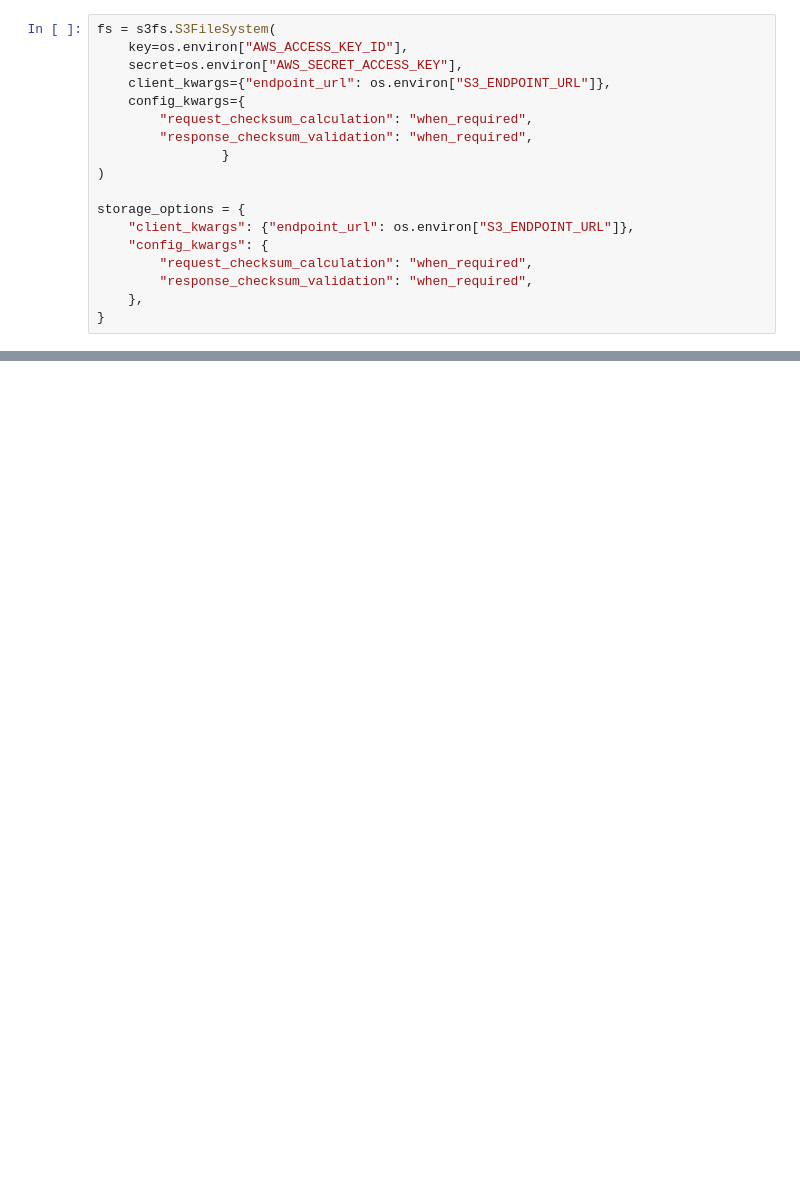
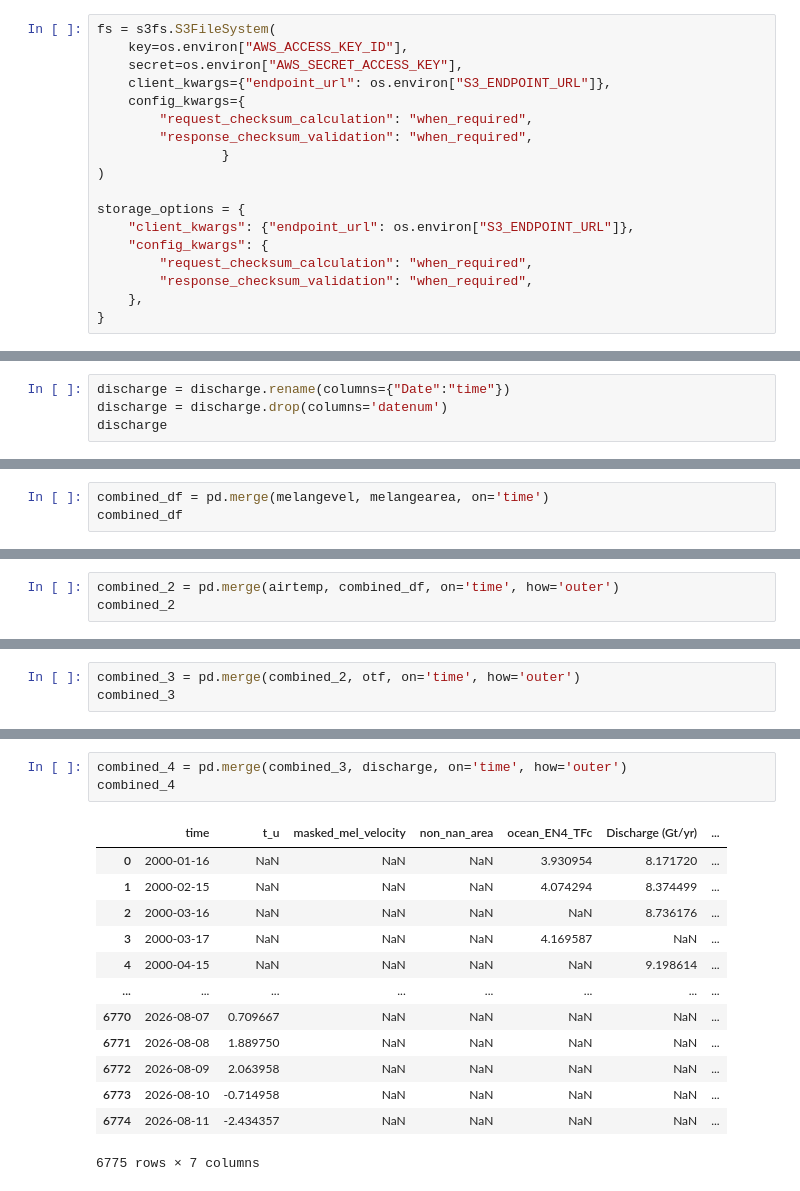
Before and after one commit to cjense/negis-seasonality, a Jupyter notebook: make_tabulardata.ipynb, the cells around one changed output, grey strips where cells are left out. Cells and saved outputs as stored; diff of their text form; blank space fills up the shorter version.

```diff
--- a/make_tabulardata.ipynb
+++ b/make_tabulardata.ipynb
@@ -75,0 +91,4 @@ Dask Name: operation, 15 expressions
+# %%
+discharge = discharge.rename(columns={"Date":"time"})
+discharge = discharge.drop(columns='datenum')
+discharge
@@ -75,0 +176,3 @@ Dask Name: operation, 15 expressions
+# %%
+combined_df = pd.merge(melangevel, melangearea, on='time')
+combined_df
@@ -75,0 +194,3 @@ Dask Name: operation, 15 expressions
+# %%
+combined_2 = pd.merge(airtemp, combined_df, on='time', how='outer')
+combined_2
@@ -75,0 +211,3 @@ Dask Name: operation, 15 expressions
+# %%
+combined_3 = pd.merge(combined_2, otf, on='time', how='outer')
+combined_3
@@ -75,0 +228,17 @@ Dask Name: operation, 15 expressions
+# %%
+combined_4 = pd.merge(combined_3, discharge, on='time', how='outer')
+combined_4
+# %% [output]
+|  | time | t_u | masked_mel_velocity | non_nan_area | ocean_EN4_TFc | Discharge (Gt/yr) | ... |
+| 0 | 2000-01-16 | NaN | NaN | NaN | 3.930954 | 8.171720 | ... |
+| 1 | 2000-02-15 | NaN | NaN | NaN | 4.074294 | 8.374499 | ... |
+| 2 | 2000-03-16 | NaN | NaN | NaN | NaN | 8.736176 | ... |
+| 3 | 2000-03-17 | NaN | NaN | NaN | 4.169587 | NaN | ... |
+| 4 | 2000-04-15 | NaN | NaN | NaN | NaN | 9.198614 | ... |
+| ... | ... | ... | ... | ... | ... | ... | ... |
+| 6770 | 2026-08-07 | 0.709667 | NaN | NaN | NaN | NaN | ... |
+| 6771 | 2026-08-08 | 1.889750 | NaN | NaN | NaN | NaN | ... |
+| 6772 | 2026-08-09 | 2.063958 | NaN | NaN | NaN | NaN | ... |
+| 6773 | 2026-08-10 | -0.714958 | NaN | NaN | NaN | NaN | ... |
+| 6774 | 2026-08-11 | -2.434357 | NaN | NaN | NaN | NaN | ... |
+6775 rows × 7 columns
```
Also changed, not shown: parts of 26 cells of this notebook.
